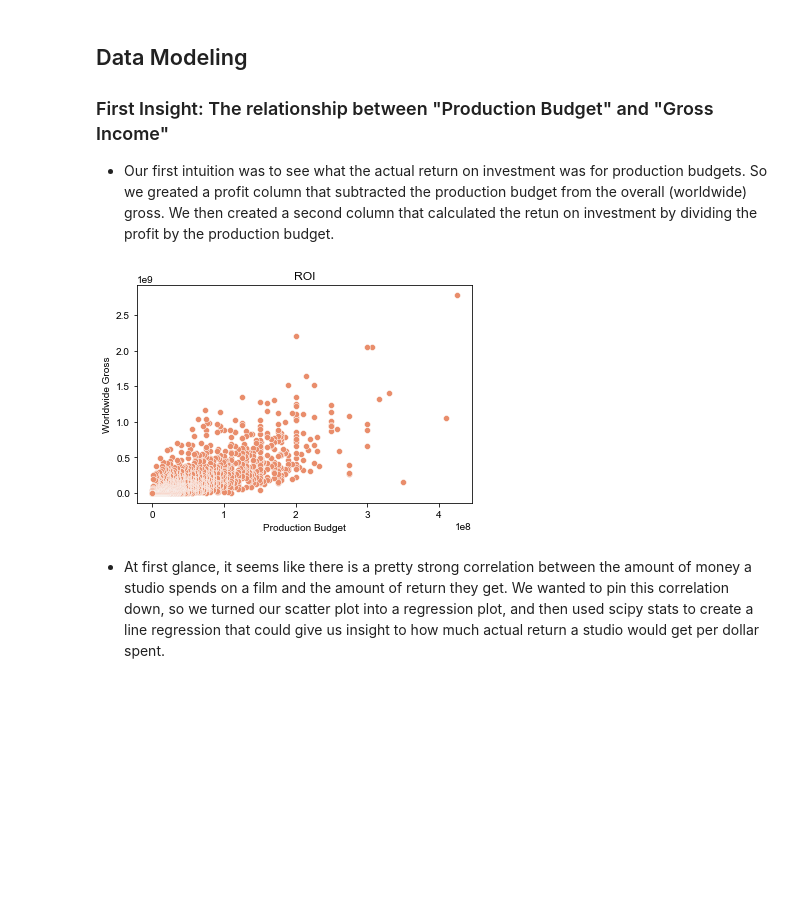
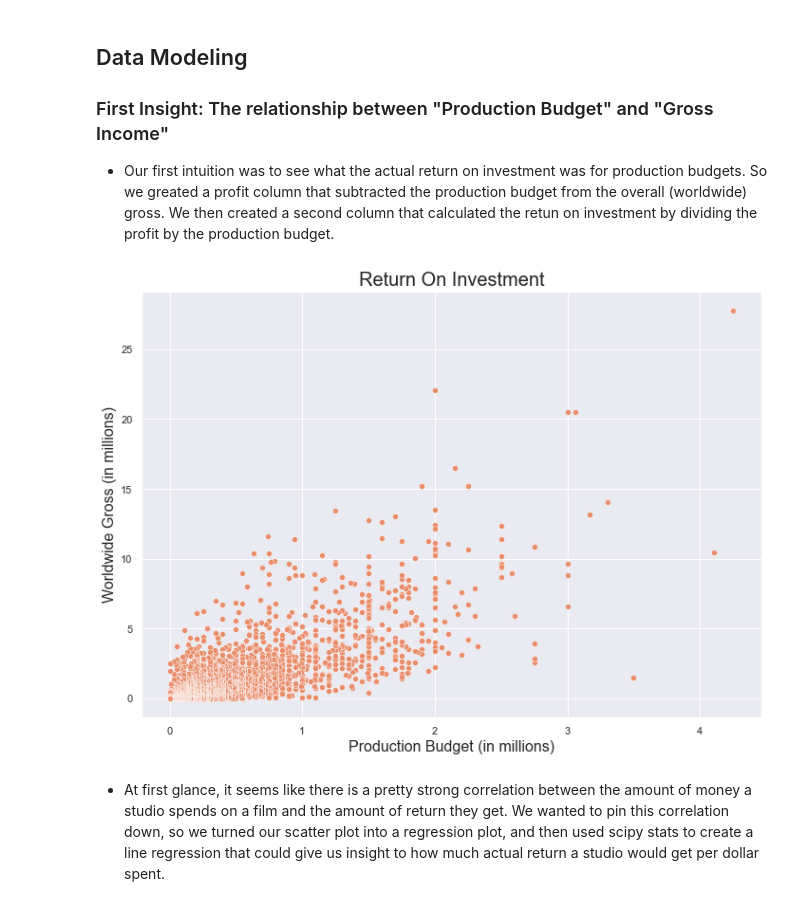
Before and after one commit to jbloewencolon/Microsoft_Movie_Studio, a Jupyter notebook: Microsoft Movie Studio.ipynb, the cells around one changed output. Drawn from its saved outputs; the diff is of its cells as text; code cells hidden in the pictures; blank space fills up the shorter version.

```diff
--- a/Microsoft Movie Studio.ipynb
+++ b/Microsoft Movie Studio.ipynb
@@ -130,13 +131,15 @@ fullframe['ROI'] = fullframe['profit']/fullframe['production_budget']
 # %%
 #ScatterPlot Budget and Worldwide Gross to see if there is any correlation
 sb.set_palette("flare")
-sb.scatterplot(fullframe['production_budget'], fullframe['worldwide_gross']).set_title('ROI')
-plt.title('ROI')
-plt.xlabel('Production Budget')
-plt.ylabel('Worldwide Gross');
+sb.scatterplot(fullframe['production_budget']/100000000, fullframe['worldwide_gross']/100000000).set_title('ROI')
+plt.title('Return On Investment', fontsize=20)
+plt.xlabel('Production Budget (in millions)', fontsize=16)
+plt.ylabel('Worldwide Gross (in millions)', fontsize=16)
+plt.ticklabel_format(style='plain', axis='x')
+plt.ticklabel_format(style='plain', axis='y');
 sb.set(rc={'figure.figsize':(11.7,8.27)})
 # %% [output]
-[figure, old version]
+[figure, new version]
 # %% [markdown]
 * At first glance, it seems like there is a pretty strong correlation between the amount of money a studio spends on a film and the amount of return they get. We wanted to pin this correlation down, so we turned our scatter plot into a regression plot, and then used scipy stats to create a line regression that could give us insight to how much actual return a studio would get per dollar spent.
 # %%
```
Also changed, not shown: parts of 11 cells of this notebook.
